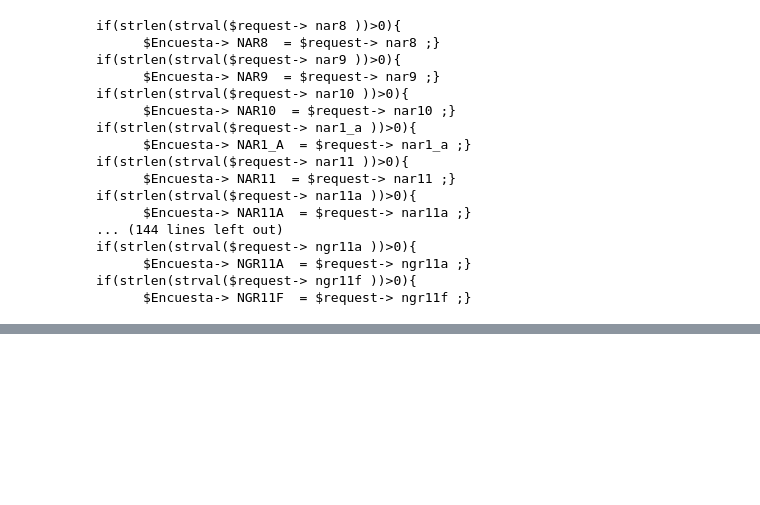
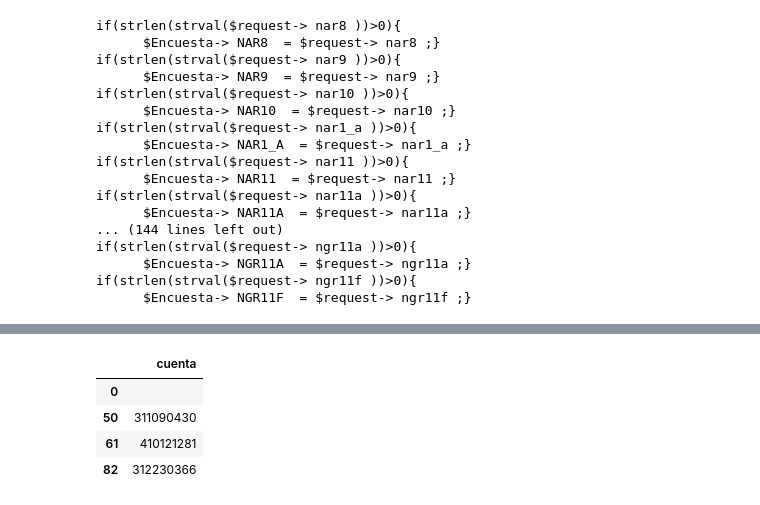
Before and after one commit to icelisipcom/PVE-polls, a Jupyter notebook: notebook.ipynb, the cells around one changed output, grey strips where cells are left out. Cells and saved outputs as stored; diff of their text form; code cells hidden in the pictures; blank space fills up the shorter version.

```diff
--- a/notebook.ipynb
+++ b/notebook.ipynb
@@ -438,0 +470,8 @@ if(strlen(strval($request-> ngr11f ))>0){
+# %%
+cuentas_sin_match
+# %% [output]
+|  | cuenta |
+| 0 |  |
+| 50 | 311090430 |
+| 61 | 410121281 |
+| 82 | 312230366 |
```
Also changed, not shown: parts of 3 cells of this notebook, 4 other files.
